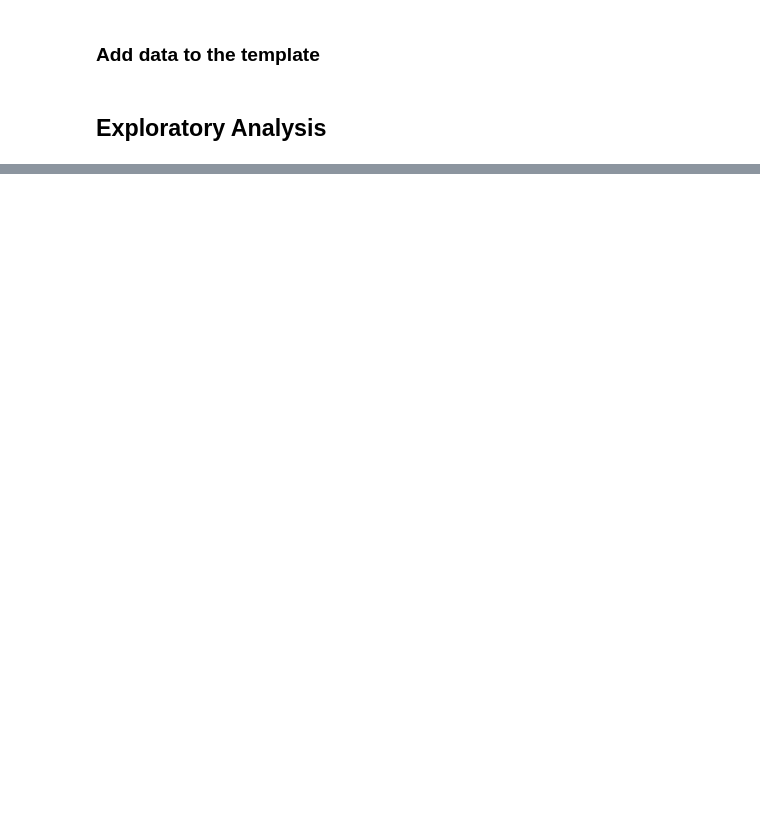
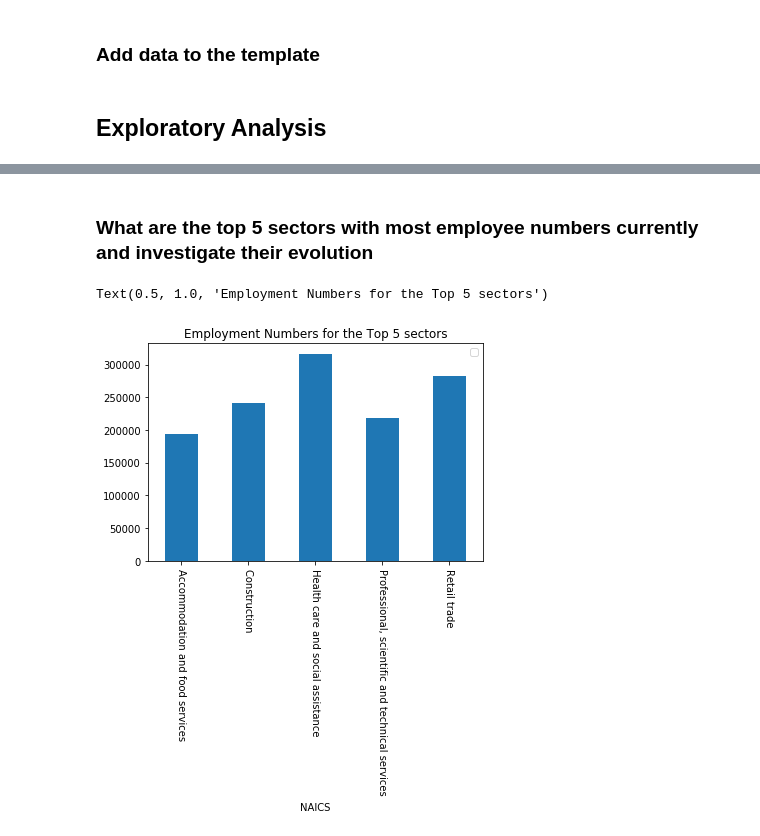
Before and after one commit to ussozi/data_insights_NAICS_timeseries, a Jupyter notebook: NAICS_timeseries_Analysis.ipynb, the cells around one changed output, grey strips where cells are left out. Cells and saved outputs as stored; diff of their text form; code cells hidden in the pictures; blank space fills up the shorter version.

```diff
--- a/NAICS_timeseries_Analysis.ipynb
+++ b/NAICS_timeseries_Analysis.ipynb
@@ -100,0 +142,19 @@ data_output.columns=['SYEAR', 'SMTH', 'LMO_Detailed_Industry', 'Employment']
+# %% [markdown]
+### What are the top 5 sectors with most employee numbers currently and investigate their evolution
+# %%
+#sort the data by year
+data_level2=data_level2.sort_values(['SYEAR','SMTH'],ascending=True)
+
+#Picking off total yearly data
+_2018=pd.DataFrame(data_level2[data_level2['SYEAR']==2018].groupby(['CODE','NAICS'])["_EMPLOYMENT_"].last()).reset_index().sort_values(by='_EMPLOYMENT_',ascending=False)
+# %%
+#pick off the top 5 sectors
+top_5= _2018.head(5).sort_values(by='NAICS')
+
+#Plot the top 5
+ax=top_5.plot.bar(x='NAICS', y='_EMPLOYMENT_', rot=0)
+plt.xticks(rotation =270)
+plt.title('Employment Numbers for the Top 5 sectors')
+# %% [output]
+Text(0.5, 1.0, 'Employment Numbers for the Top 5 sectors')
+[figure, added]
```
Also changed, not shown: parts of 33 cells of this notebook.
